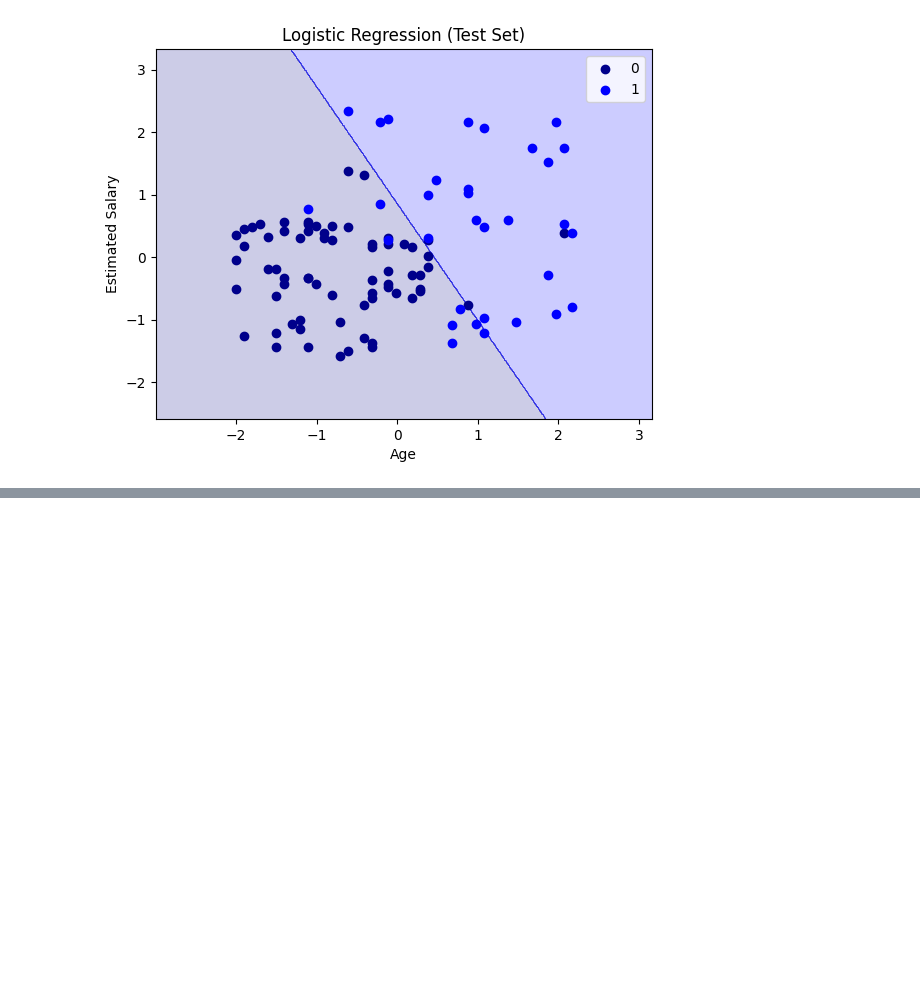
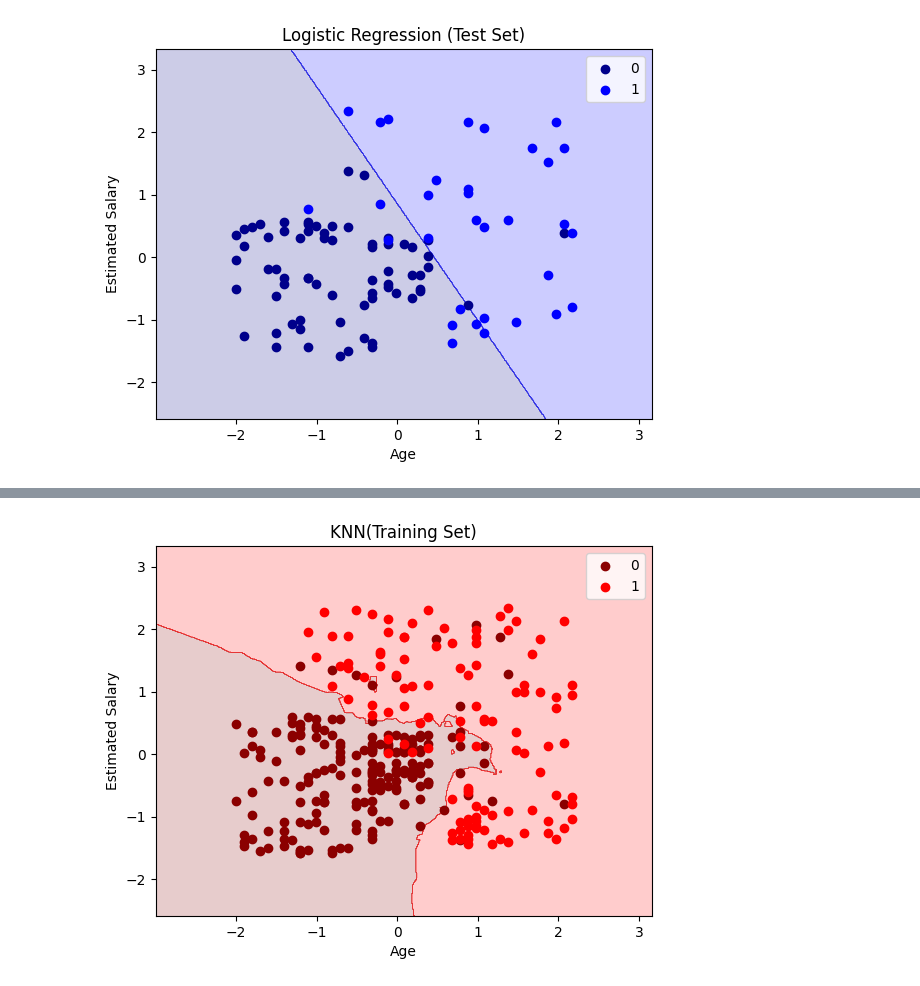
Before and after one commit to miuddinsyah/Assignment-Week-1-Machine-Learning, a Jupyter notebook: Classification Model TASK 1.ipynb, the cells around one changed output, grey strips where cells are left out. Cells and saved outputs as stored; diff of their text form; code cells hidden in the pictures; blank space fills up the shorter version.

```diff
--- a/Classification Model TASK 1.ipynb
+++ b/Classification Model TASK 1.ipynb
@@ -201,23 +216,3 @@ Fungsi ini akan menghasilkan plot yang menunjukkan bagaimana model memisahkan ke
-# %%
-def plot_decision_boundary(X, y, model, title):
-    X_set, y_set = X, y
-    X1, X2 = np.meshgrid(np.arange(start=X_set[:, 0].min() - 1, stop=X_set[:, 0].max() + 1, step=0.01),
-                         np.arange(start=X_set[:, 1].min() - 1, stop=X_set[:, 1].max() + 1, step=0.01))
-
-    plt.contourf(X1, X2, model.predict(np.array([X1.ravel(), X2.ravel()]).T).reshape(X1.shape),
-                 alpha=0.2, cmap=ListedColormap(('darkblue', 'blue')))
-
-    plt.xlim(X1.min(), X1.max())
-    plt.ylim(X2.min(), X2.max())
-
-
-    for i, j in enumerate(np.unique(y_set)):
-        plt.scatter(X_set[y_set == j, 0], X_set[y_set == j, 1],
-                    c=ListedColormap(('darkblue', 'blue'))(i), label=j)
-        plt.legend()
-    plt.title(title)
-    plt.xlabel('Age')
-    plt.ylabel('Estimated Salary')
 # %% [markdown]
 ## Visualising the Training set results
 # %%
@@ -232,0 +256,4 @@ plot_decision_boundary(X_test, y_test, model, title="Logistic Regression (Test S
+# %%
+plot_decision_boundary(X_train, y_train, classifierKNN, title='KNN(Training Set)',warna1="darkred",warna2="red")
+# %% [output]
+[figure, added]
```
Also changed, not shown: parts of 24 cells of this notebook.
